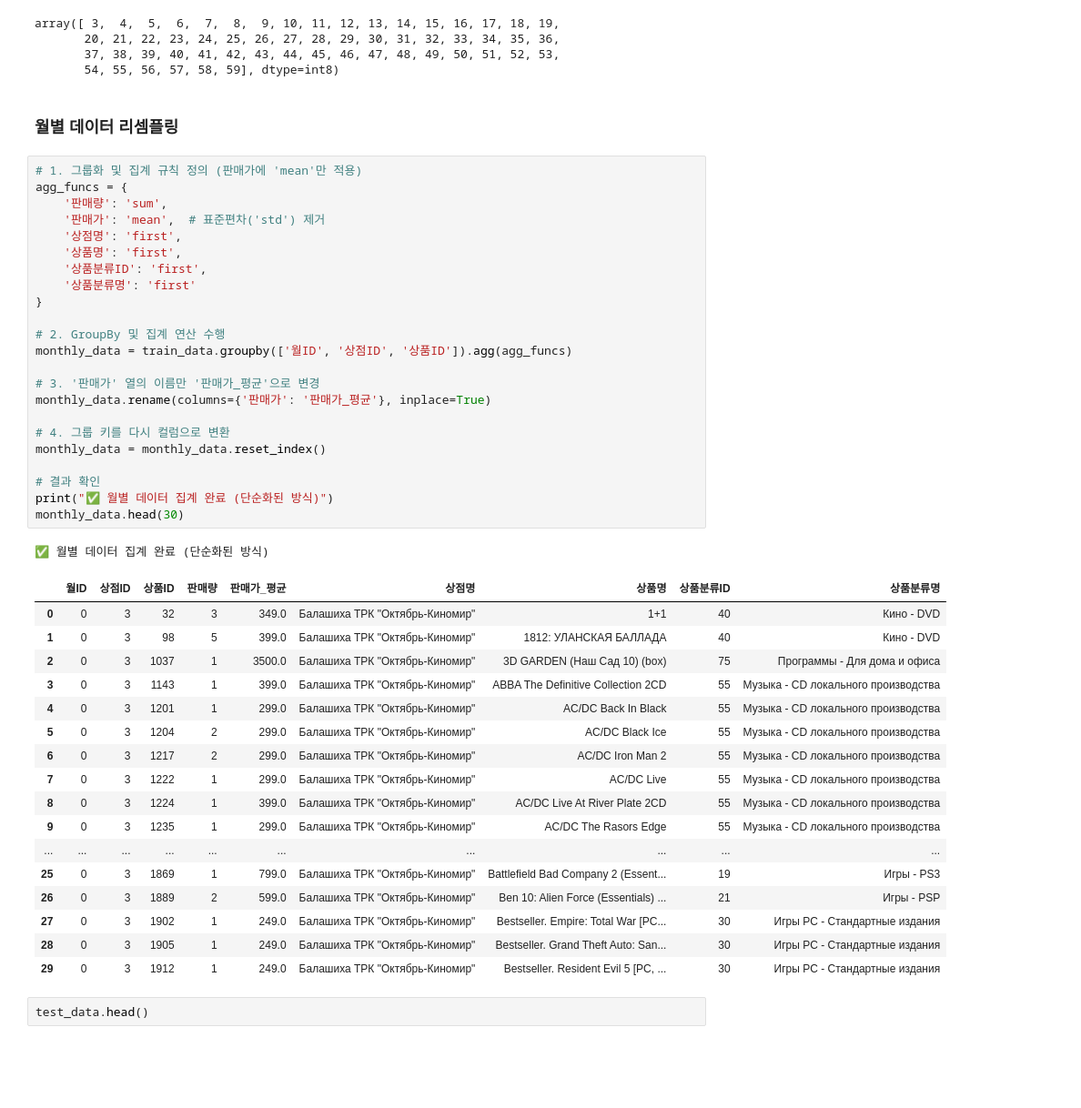
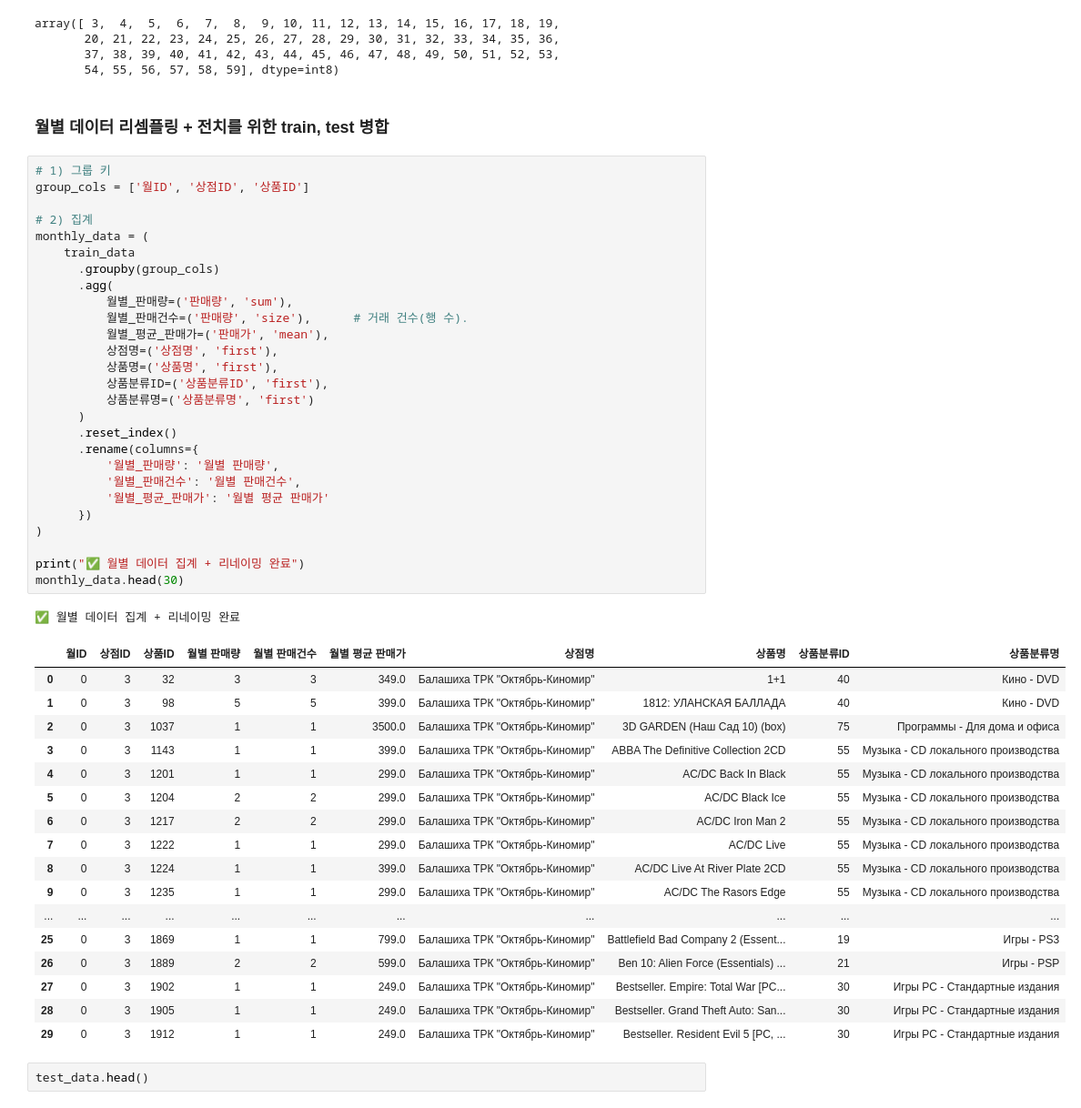
Before and after one commit to penum1227/Basic_machine_learning, a Jupyter notebook: data_preprocess.ipynb, the cells around one changed output. Shown at 91% size. Cells and saved outputs as stored; diff of their text form; blank space fills up the shorter version.

```diff
--- a/data_preprocess.ipynb
+++ b/data_preprocess.ipynb
@@ -292,49 +298,53 @@ array([ 3,  4,  5,  6,  7,  8,  9, 10, 11, 12, 13, 14, 15, 16, 17, 18, 19,
        37, 38, 39, 40, 41, 42, 43, 44, 45, 46, 47, 48, 49, 50, 51, 52, 53,
        54, 55, 56, 57, 58, 59], dtype=int8)
 # %% [markdown]
-### 월별 데이터 리셈플링
+### 월별 데이터 리셈플링 + 전치를 위한 train, test 병합
 # %%
-# 1. 그룹화 및 집계 규칙 정의 (판매가에 'mean'만 적용)
-agg_funcs = {
-    '판매량': 'sum',
-    '판매가': 'mean',  # 표준편차('std') 제거
-    '상점명': 'first',
-    '상품명': 'first',
-    '상품분류ID': 'first',
-    '상품분류명': 'first'
-}
+# 1) 그룹 키
+group_cols = ['월ID', '상점ID', '상품ID']
 
-# 2. GroupBy 및 집계 연산 수행
-monthly_data = train_data.groupby(['월ID', '상점ID', '상품ID']).agg(agg_funcs)
+# 2) 집계
+monthly_data = (
+    train_data
+      .groupby(group_cols)
+      .agg(
+          월별_판매량=('판매량', 'sum'),
+          월별_판매건수=('판매량', 'size'),      # 거래 건수(행 수).
+          월별_평균_판매가=('판매가', 'mean'),
+          상점명=('상점명', 'first'),
+          상품명=('상품명', 'first'),
+          상품분류ID=('상품분류ID', 'first'),
+          상품분류명=('상품분류명', 'first')
+      )
+      .reset_index()
+      .rename(columns={
+          '월별_판매량': '월별 판매량',
+          '월별_판매건수': '월별 판매건수',
+          '월별_평균_판매가': '월별 평균 판매가'
+      })
+)
 
-# 3. '판매가' 열의 이름만 '판매가_평균'으로 변경
-monthly_data.rename(columns={'판매가': '판매가_평균'}, inplace=True)
-
-# 4. 그룹 키를 다시 컬럼으로 변환
-monthly_data = monthly_data.reset_index()
-
-# 결과 확인
-print("✅ 월별 데이터 집계 완료 (단순화된 방식)")
+print("✅ 월별 데이터 집계 + 리네이밍 완료")
 monthly_data.head(30)
 # %% [output]
-✅ 월별 데이터 집계 완료 (단순화된 방식)
+✅ 월별 데이터 집계 + 리네이밍 완료
-|  | 월ID | 상점ID | 상품ID | 판매량 | 판매가_평균 | 상점명 | 상품명 | 상품분류ID | 상품분류명 |
-| 0 | 0 | 3 | 32 | 3 | 349.0 | Балашиха ТРК "Октябрь-Киномир" | 1+1 | 40 | Кино - DVD |
-| 1 | 0 | 3 | 98 | 5 | 399.0 | Балашиха ТРК "Октябрь-Киномир" | 1812: УЛАНСКАЯ БАЛЛАДА | 40 | Кино - DVD |
-| 2 | 0 | 3 | 1037 | 1 | 3500.0 | Балашиха ТРК "Октябрь-Киномир" | 3D GARDEN (Наш Сад 10) (box) | 75 | Программы - Для дома и офиса |
-| 3 | 0 | 3 | 1143 | 1 | 399.0 | Балашиха ТРК "Октябрь-Киномир" | ABBA The Definitive Collection 2CD | 55 | Музыка - CD локального производства |
-| 4 | 0 | 3 | 1201 | 1 | 299.0 | Балашиха ТРК "Октябрь-Киномир" | AC/DC Back In Black | 55 | Музыка - CD локального производства |
-| 5 | 0 | 3 | 1204 | 2 | 299.0 | Балашиха ТРК "Октябрь-Киномир" | AC/DC Black Ice | 55 | Музыка - CD локального производства |
-| 6 | 0 | 3 | 1217 | 2 | 299.0 | Балашиха ТРК "Октябрь-Киномир" | AC/DC Iron Man 2 | 55 | Музыка - CD локального производства |
-| 7 | 0 | 3 | 1222 | 1 | 299.0 | Балашиха ТРК "Октябрь-Киномир" | AC/DC Live | 55 | Музыка - CD локального производства |
-| 8 | 0 | 3 | 1224 | 1 | 399.0 | Балашиха ТРК "Октябрь-Киномир" | AC/DC Live At River Plate 2CD | 55 | Музыка - CD локального производства |
-| 9 | 0 | 3 | 1235 | 1 | 299.0 | Балашиха ТРК "Октябрь-Киномир" | AC/DC The Rasors Edge | 55 | Музыка - CD локального производства |
-| ... | ... | ... | ... | ... | ... | ... | ... | ... | ... |
-| 25 | 0 | 3 | 1869 | 1 | 799.0 | Балашиха ТРК "Октябрь-Киномир" | Battlefield Bad Company 2 (Essent... | 19 | Игры - PS3 |
-| 26 | 0 | 3 | 1889 | 2 | 599.0 | Балашиха ТРК "Октябрь-Киномир" | Ben 10: Alien Force (Essentials) ... | 21 | Игры - PSP |
-| 27 | 0 | 3 | 1902 | 1 | 249.0 | Балашиха ТРК "Октябрь-Киномир" | Bestseller. Empire: Total War [PC... | 30 | Игры PC - Стандартные издания |
-| 28 | 0 | 3 | 1905 | 1 | 249.0 | Балашиха ТРК "Октябрь-Киномир" | Bestseller. Grand Theft Auto: San... | 30 | Игры PC - Стандартные издания |
-| 29 | 0 | 3 | 1912 | 1 | 249.0 | Балашиха ТРК "Октябрь-Киномир" | Bestseller. Resident Evil 5 [PC, ... | 30 | Игры PC - Стандартные издания |
+|  | 월ID | 상점ID | 상품ID | 월별 판매량 | 월별 판매건수 | 월별 평균 판매가 | 상점명 | 상품명 | 상품분류ID | 상품분류명 |
+| 0 | 0 | 3 | 32 | 3 | 3 | 349.0 | Балашиха ТРК "Октябрь-Киномир" | 1+1 | 40 | Кино - DVD |
+| 1 | 0 | 3 | 98 | 5 | 5 | 399.0 | Балашиха ТРК "Октябрь-Киномир" | 1812: УЛАНСКАЯ БАЛЛАДА | 40 | Кино - DVD |
+| 2 | 0 | 3 | 1037 | 1 | 1 | 3500.0 | Балашиха ТРК "Октябрь-Киномир" | 3D GARDEN (Наш Сад 10) (box) | 75 | Программы - Для дома и офиса |
+| 3 | 0 | 3 | 1143 | 1 | 1 | 399.0 | Балашиха ТРК "Октябрь-Киномир" | ABBA The Definitive Collection 2CD | 55 | Музыка - CD локального производства |
+| 4 | 0 | 3 | 1201 | 1 | 1 | 299.0 | Балашиха ТРК "Октябрь-Киномир" | AC/DC Back In Black | 55 | Музыка - CD локального производства |
+| 5 | 0 | 3 | 1204 | 2 | 2 | 299.0 | Балашиха ТРК "Октябрь-Киномир" | AC/DC Black Ice | 55 | Музыка - CD локального производства |
+| 6 | 0 | 3 | 1217 | 2 | 2 | 299.0 | Балашиха ТРК "Октябрь-Киномир" | AC/DC Iron Man 2 | 55 | Музыка - CD локального производства |
+| 7 | 0 | 3 | 1222 | 1 | 1 | 299.0 | Балашиха ТРК "Октябрь-Киномир" | AC/DC Live | 55 | Музыка - CD локального производства |
+| 8 | 0 | 3 | 1224 | 1 | 1 | 399.0 | Балашиха ТРК "Октябрь-Киномир" | AC/DC Live At River Plate 2CD | 55 | Музыка - CD локального производства |
+| 9 | 0 | 3 | 1235 | 1 | 1 | 299.0 | Балашиха ТРК "Октябрь-Киномир" | AC/DC The Rasors Edge | 55 | Музыка - CD локального производства |
+| ... | ... | ... | ... | ... | ... | ... | ... | ... | ... | ... |
+| 25 | 0 | 3 | 1869 | 1 | 1 | 799.0 | Балашиха ТРК "Октябрь-Киномир" | Battlefield Bad Company 2 (Essent... | 19 | Игры - PS3 |
+| 26 | 0 | 3 | 1889 | 2 | 2 | 599.0 | Балашиха ТРК "Октябрь-Киномир" | Ben 10: Alien Force (Essentials) ... | 21 | Игры - PSP |
+| 27 | 0 | 3 | 1902 | 1 | 1 | 249.0 | Балашиха ТРК "Октябрь-Киномир" | Bestseller. Empire: Total War [PC... | 30 | Игры PC - Стандартные издания |
+| 28 | 0 | 3 | 1905 | 1 | 1 | 249.0 | Балашиха ТРК "Октябрь-Киномир" | Bestseller. Grand Theft Auto: San... | 30 | Игры PC - Стандартные издания |
+| 29 | 0 | 3 | 1912 | 1 | 1 | 249.0 | Балашиха ТРК "Октябрь-Киномир" | Bestseller. Resident Evil 5 [PC, ... | 30 | Игры PC - Стандартные издания |
 # %%
 test_data.head()
 # %% [output]
```
Also changed, not shown: parts of 17 cells of this notebook, 1 other file.
